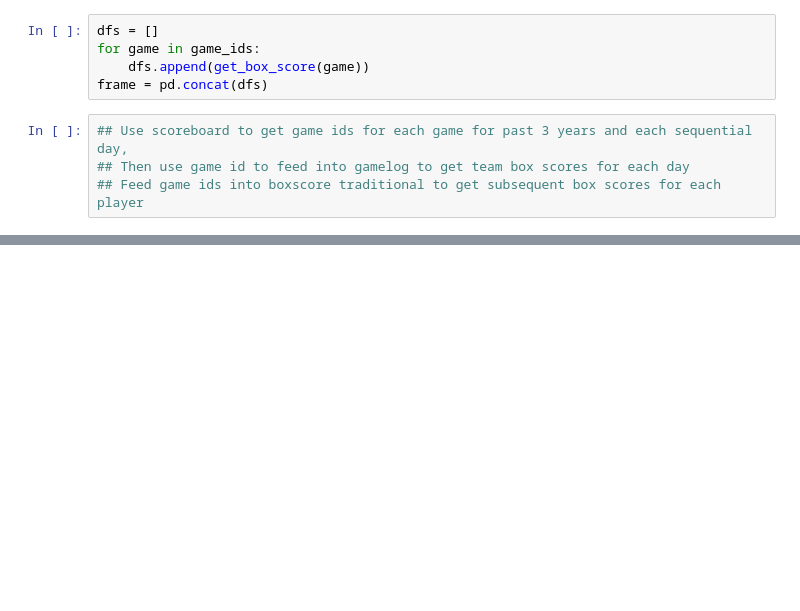
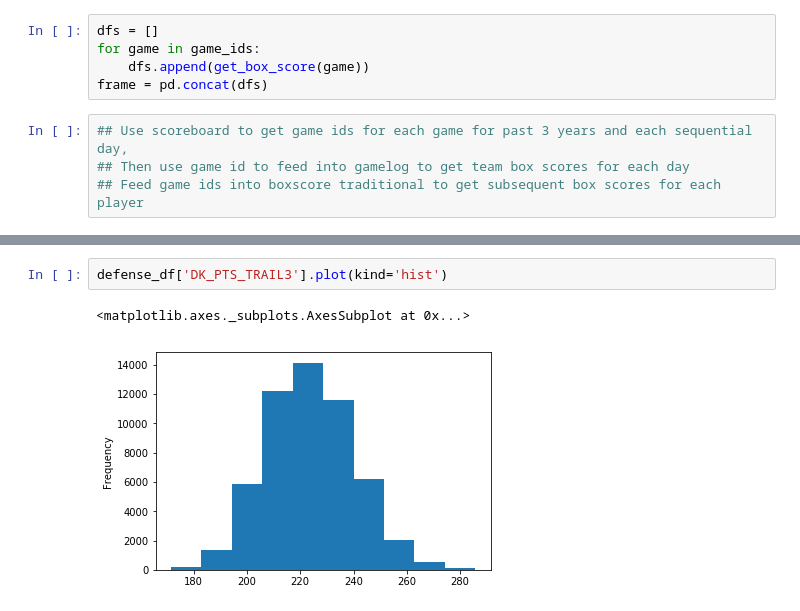
Before and after one commit to jcTTP3/nba_score_prediction, a Jupyter notebook: nba_db.ipynb, the cells around one changed output, grey strips where cells are left out. Saved outputs shown, nothing was run; the diff lists cells and outputs as text; blank space fills up the shorter version.

```diff
--- a/nba_db.ipynb
+++ b/nba_db.ipynb
@@ -337,0 +569,5 @@ frame = pd.concat(dfs)
+# %%
+defense_df['DK_PTS_TRAIL3'].plot(kind='hist')
+# %% [output]
+<matplotlib.axes._subplots.AxesSubplot at 0x...>
+[figure, added]
```
Also changed, not shown: parts of 90 cells of this notebook.
